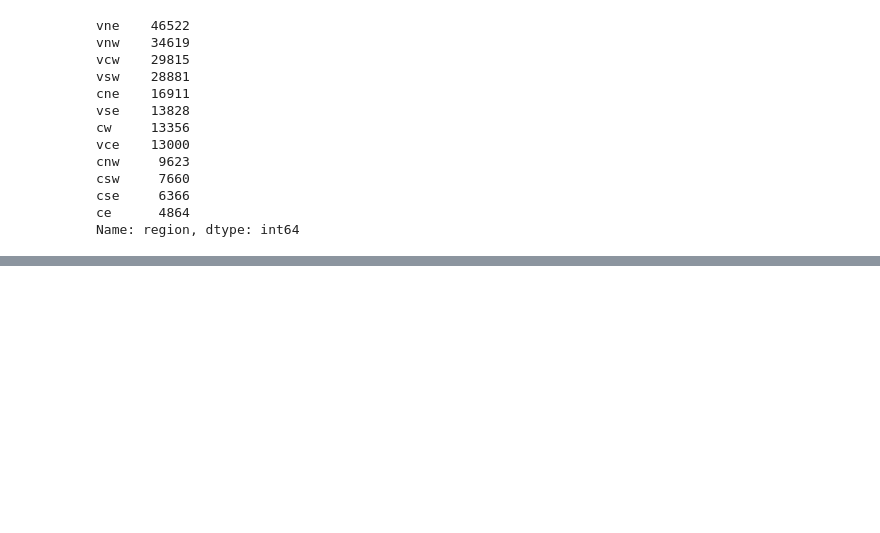
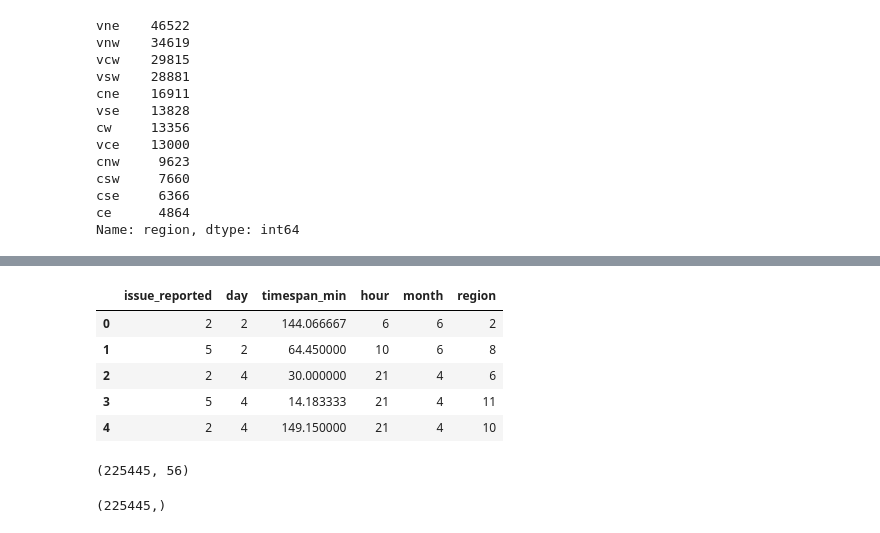
Before and after one commit to tomshields71/Real-Time_Traffic_Incident_Reports, a Jupyter notebook: Traffic_pre-processing_training.ipynb, the cells around one changed output, grey strips where cells are left out. Cells and saved outputs as stored; diff of their text form; code cells hidden in the pictures; blank space fills up the shorter version.

```diff
--- a/Traffic_pre-processing_training.ipynb
+++ b/Traffic_pre-processing_training.ipynb
@@ -262,0 +247,10 @@ X_test = scaler.transform(X_test)
+# %%
+df = df.drop(columns=['Latitude', 'Longitude'])
+df.head()
+# %% [output]
+|  | issue_reported | day | timespan_min | hour | month | region |
+| 0 | 2 | 2 | 144.066667 | 6 | 6 | 2 |
+| 1 | 5 | 2 | 64.450000 | 10 | 6 | 8 |
+| 2 | 2 | 4 | 30.000000 | 21 | 4 | 6 |
+| 3 | 5 | 4 | 14.183333 | 21 | 4 | 11 |
+| 4 | 2 | 4 | 149.150000 | 21 | 4 | 10 |
@@ -262,0 +264,8 @@ X_test = scaler.transform(X_test)
+# %%
+X.shape
+# %% [output]
+(225445, 56)
+# %%
+y.shape
+# %% [output]
+(225445,)
```
Also changed, not shown: parts of 37 cells of this notebook, 1 other file.
